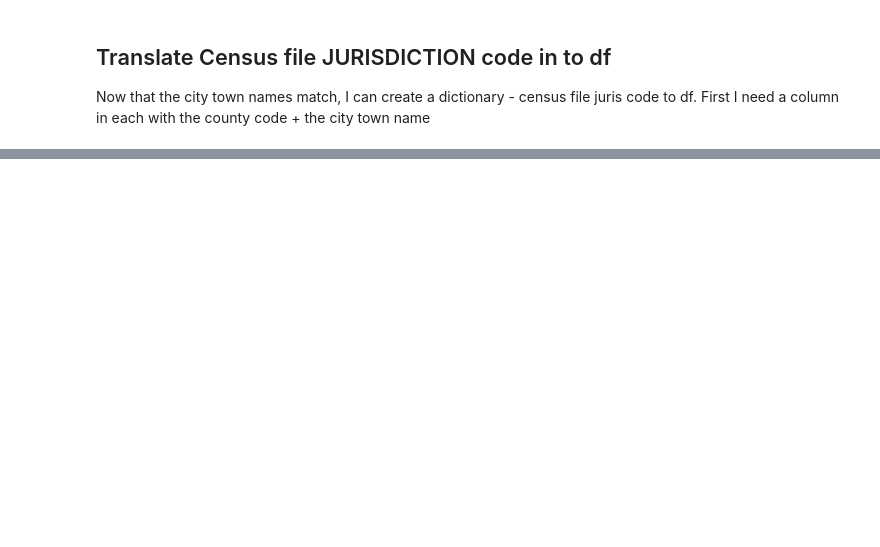
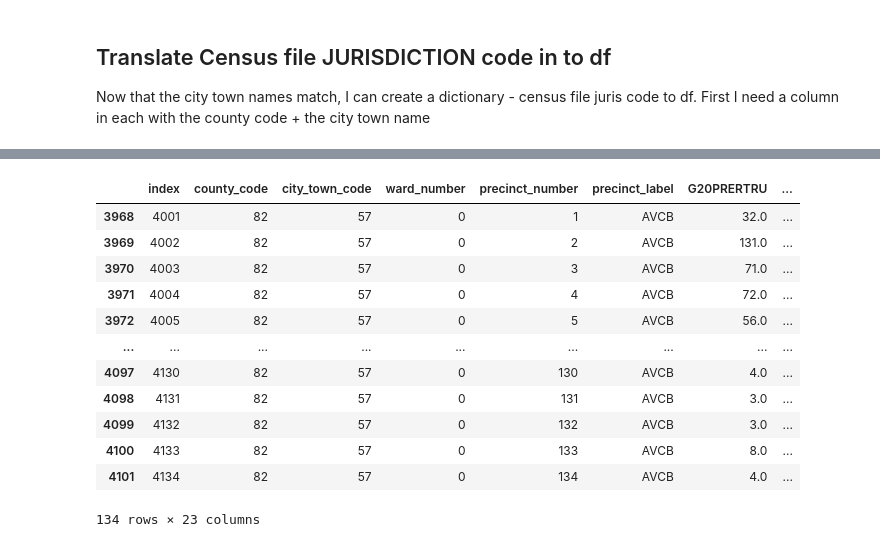
Before and after one commit to nonpartisan-redistricting-datahub/pdv-mi, a Jupyter notebook: vest-mi-2020/vest_mi_2020.ipynb, the cells around one changed output, grey strips where cells are left out. Cells and saved outputs as stored; diff of their text form; code cells hidden in the pictures; blank space fills up the shorter version.

```diff
--- a/vest-mi-2020/vest_mi_2020.ipynb
+++ b/vest-mi-2020/vest_mi_2020.ipynb
@@ -455,12 +338,21 @@ censusmi.loc[(censusmi['Area Name (including legal/statistical area description)
 
 Now that the city town names match, I can create a dictionary - census file juris code to df. First I need a column in each with the county code + the city town name
 # %%
-censusmi['county_city_id'] = censusmi['County Code (FIPS)'].astype(str).str.zfill(3) + censusmi['city_town_name']
+# column for election results file match
+censusmi['county_city_id_df'] = censusmi['County Code (FIPS)'].astype(str).str.zfill(3) + censusmi['city_town_name']
+# column for vest file match
+censusmi['county_city_id_gdf'] = censusmi['County Code (FIPS)'].astype(str).str.zfill(3) + censusmi['Area Name (including legal/statistical area description)'].str.upper()
+# election results column to match census
 df_pivot['county_city_id'] = df_pivot['county_fips'] + df_pivot['city_town_name']
-#The census identifier has more values by 8 than the df, so just keep in mind when mapping.
+# vest file column to match census
+gdfv['county_city_id'] = gdfv['COUNTYFIPS']+ gdfv['cousubname'].str.upper()
+
+#**The census identifier has more values by 8 than the df, so just keep in mind when mapping.**
+
 ### Apply dictionary to make column in df
-county_city_id_to_mcdjuris_dict = pd.Series(censusmi['County Subdivision Code (FIPS)'].values, index = censusmi['county_city_id']).to_dict()
-df_pivot['jurisd'] = (df_pivot['county_city_id'].map(county_city_id_to_mcdjuris_dict)).fillna(0).astype('int64')
+county_city_id_to_mcdjuris_dict_df = pd.Series(censusmi['County Subdivision Code (FIPS)'].values, index = censusmi['county_city_id_df']).to_dict()
+county_city_id_to_mcdjuris_dict_gdf = pd.Series(censusmi['County Subdivision Code (FIPS)'].values, index = censusmi['county_city_id_gdf']).to_dict()
 
-#gdfv[gdfv['VTD2016'].str.slice(stop = 3) == '001'].head()
-#From `gdfv` see that for juris for alcona twp, need 1040 --> 01040
+df_pivot['jurisd'] = (df_pivot['county_city_id'].map(county_city_id_to_mcdjuris_dict_df)).fillna(0).astype('int64')
+
+gdfv['jurisd'] = (gdfv['county_city_id'].map(county_city_id_to_mcdjuris_dict_gdf)).fillna(0).astype('int64')
@@ -466,0 +366,20 @@ df_pivot['jurisd'] = (df_pivot['county_city_id'].map(county_city_id_to_mcdjuris_
+# %%
+#create draft id to match gdfv (vest file), df_pivot (election results) and SOS shp that includes ward...
+df_pivot['NAME'] = df_pivot['county_fips'] + df_pivot['jurisd'].astype(str).str.zfill(5) + df_pivot['ward_number'].astype(str).str.zfill(2) + df_pivot['precinct_number'].astype(str).str.zfill(3)+df_pivot['precinct_label'].str.strip()
+gdfv['NAME'] = gdfv['COUNTYFIPS'] + gdfv['jurisd'].astype(str).str.zfill(5) + gdfv['PRECINCTID'].str.slice(start = 13)
+
+print('NAME unique value counts: \n shp: ', shp.NAME.nunique(), '\n elections df: ', df_pivot.NAME.nunique(), '\n vest gdf: ', gdfv.NAME.nunique())
+
+#Observe poor match rate for this new draft id
+print('# id values in shp not in elections df: ', len(set(shp.NAME) - set(df_pivot.NAME)))
+print('# id values in shp not in vest gdf: ', len(set(shp.NAME) - set(gdfv.NAME)))
+print('# id values in elections df not in shp: ', len(set(df_pivot.NAME) - set(shp.NAME)))
+print('# id values in elections df not in vest gdf: ', len(set(df_pivot.NAME) - set(gdfv.NAME)))
+print('# id values in vest gdf not in shp: ', len(set(gdfv.NAME) - set(shp.NAME)))
+print('# id values in vest gdf not in elections df: ', len(set(gdfv.NAME) - set(df_pivot.NAME)))
+
+#sum the difference in value counts for all ward #s not equal to zero
+print('sum of ward# value count differences not equal to zero: ', )
+#See that half of mismatch can likely be attributed to ward mismatch
+
+print('# ids in df not containing AVCB not in shp id list: ', len(set(df_pivot['NAME'][df_pivot['NAME'].str.slice(start = -4)!='AVCB']) - set(shp.NAME)))
@@ -466,0 +399,17 @@ df_pivot['jurisd'] = (df_pivot['county_city_id'].map(county_city_id_to_mcdjuris_
+# %%
+#Notice 134 values that are AVCBs that need to be redistributed:
+df_pivot[df_pivot['NAME'].str.contains('AVCB')]
+# %% [output]
+|  | index | county_code | city_town_code | ward_number | precinct_number | precinct_label | G20PRERTRU | ... |
+| 3968 | 4001 | 82 | 57 | 0 | 1 | AVCB | 32.0 | ... |
+| 3969 | 4002 | 82 | 57 | 0 | 2 | AVCB | 131.0 | ... |
+| 3970 | 4003 | 82 | 57 | 0 | 3 | AVCB | 71.0 | ... |
+| 3971 | 4004 | 82 | 57 | 0 | 4 | AVCB | 72.0 | ... |
+| 3972 | 4005 | 82 | 57 | 0 | 5 | AVCB | 56.0 | ... |
+| ... | ... | ... | ... | ... | ... | ... | ... | ... |
+| 4097 | 4130 | 82 | 57 | 0 | 130 | AVCB | 4.0 | ... |
+| 4098 | 4131 | 82 | 57 | 0 | 131 | AVCB | 3.0 | ... |
+| 4099 | 4132 | 82 | 57 | 0 | 132 | AVCB | 3.0 | ... |
+| 4100 | 4133 | 82 | 57 | 0 | 133 | AVCB | 8.0 | ... |
+| 4101 | 4134 | 82 | 57 | 0 | 134 | AVCB | 4.0 | ... |
+134 rows × 23 columns
```
Also changed, not shown: parts of 70 cells of this notebook.
